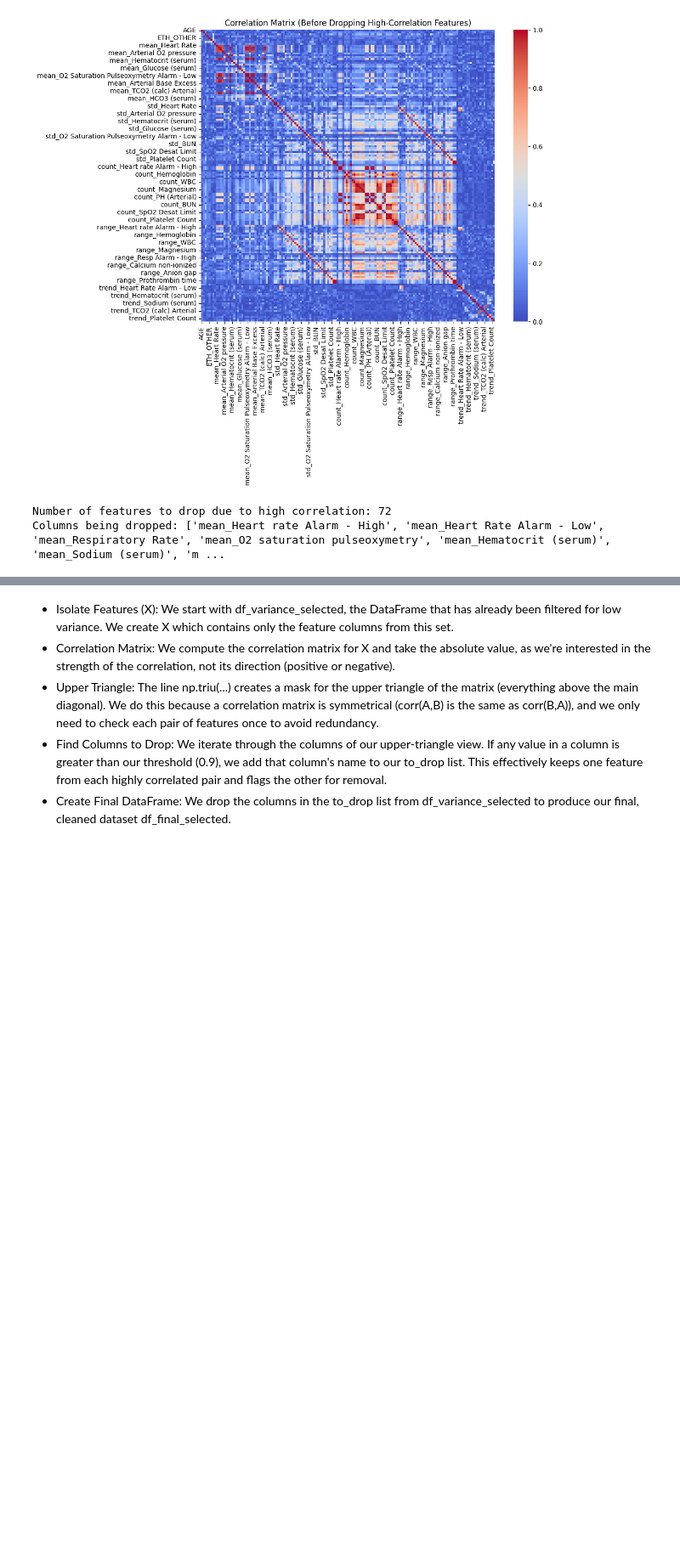
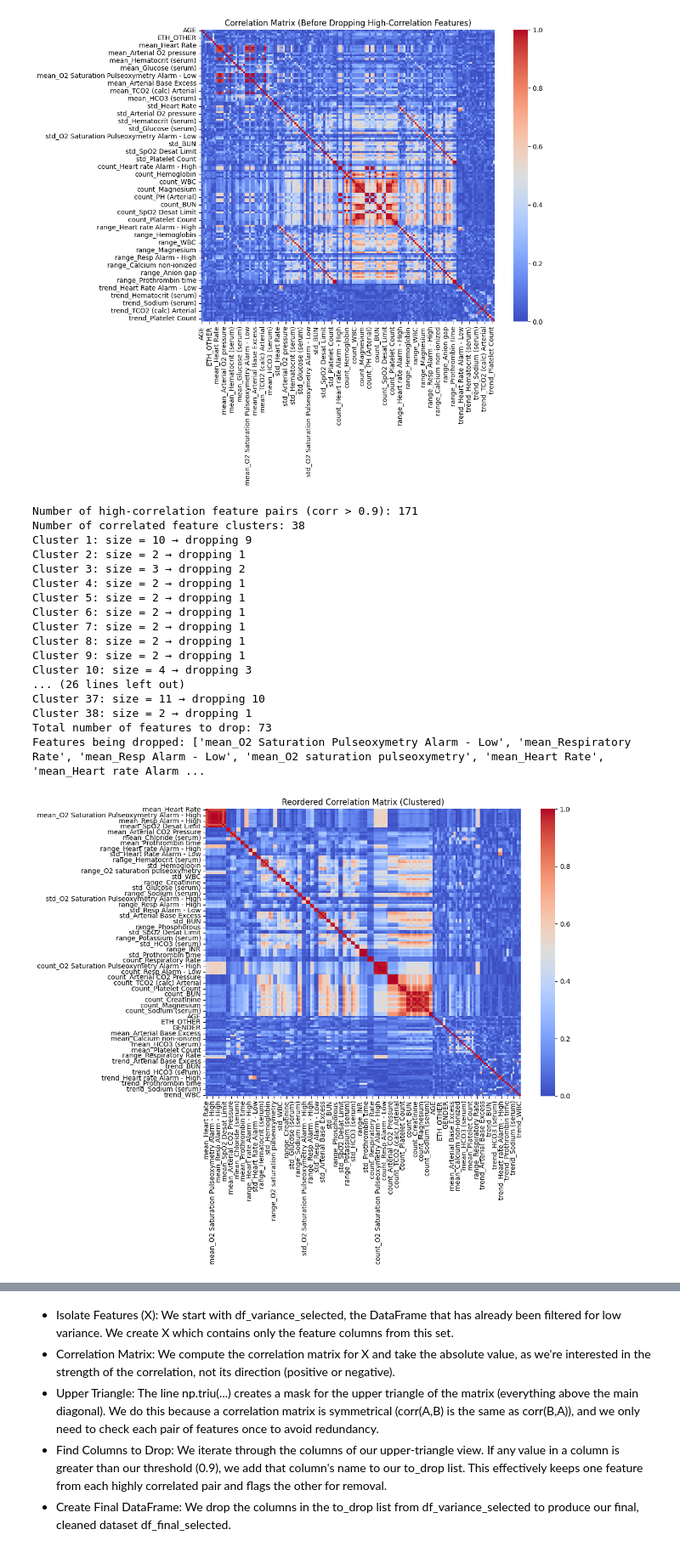
Before and after one commit to Francesinhas/mimic3-length-of-stay-prediction, a Jupyter notebook: FeatureEngineering.ipynb, the cells around one changed output, grey strips where cells are left out. Shown at 85% size. Saved outputs shown, nothing was run; the diff lists cells and outputs as text; code cells hidden in the pictures; blank space fills up the shorter version.

```diff
--- a/FeatureEngineering.ipynb
+++ b/FeatureEngineering.ipynb
@@ -661,13 +645,67 @@ Generating heatmap for features before correlation-based removal...
 # %%
 upper = corr_matrix.where(np.triu(np.ones(corr_matrix.shape), k=1).astype(bool))
 
-to_drop = [column for column in upper.columns if any(upper[column] > 0.9)]
+# Step 3: Extract highly correlated feature pairs (threshold > 0.9)
+high_corr_pairs = upper.stack()[upper.stack() > 0.9]
 
-print(f"Number of features to drop due to high correlation: {len(to_drop)}")
-print("Columns being dropped:", to_drop)
+print(f"Number of high-correlation feature pairs (corr > 0.9): {len(high_corr_pairs)}")
+
+df_selected = df_selected.drop(columns=['HADM_ID', 'ICUSTAY_ID', 'LOG_LOS', 'SUBJECT_ID'])
+
+# Step 4: Build graph and find connected components (clusters)
+G = nx.Graph()
+G.add_edges_from(high_corr_pairs.index.tolist())
+
+clusters = list(nx.connected_components(G))
+
+print(f"Number of correlated feature clusters: {len(clusters)}")
+
+# Step 5: Debug cluster sizes
+for i, group in enumerate(clusters):
+    print(f"Cluster {i+1}: size = {len(group)} → dropping {len(group) - 1}")
+
+# Step 6: Compute features to drop (keep first in each group)
+to_drop_groups = [list(group)[1:] for group in clusters if len(group) > 1]
+to_drop = [item for sublist in to_drop_groups for item in sublist]
+
+print(f"Total number of features to drop: {len(to_drop)}")
+print("Features being dropped:", to_drop)
+
+# Step 7: Drop the features
+df_reduced = df_selected.drop(columns=to_drop)
+
+# Step 8: Reorder features for visual inspection
+ordered_features = [feat for group in clusters for feat in sorted(group)]
+remaining_features = [f for f in df_reduced.columns if f not in ordered_features]
+ordered_features += sorted(remaining_features)
+
+reordered_corr = corr_matrix.loc[ordered_features, ordered_features]
+
+# Step 9: Plot the reordered correlation matrix
+plt.figure(figsize=(12, 10))
+sns.heatmap(reordered_corr, cmap='coolwarm', annot=False)
+plt.title("Reordered Correlation Matrix (Clustered)")
+plt.tight_layout()
+plt.show()
 # %% [output]
-Number of features to drop due to high correlation: 72
-Columns being dropped: ['mean_Heart rate Alarm - High', 'mean_Heart Rate Alarm - Low', 'mean_Respiratory Rate', 'mean_O2 saturation pulseoxymetry', 'mean_Hematocrit (serum)', 'mean_Sodium (serum)', 'm ...
+Number of high-correlation feature pairs (corr > 0.9): 171
+Number of correlated feature clusters: 38
+Cluster 1: size = 10 → dropping 9
+Cluster 2: size = 2 → dropping 1
+Cluster 3: size = 3 → dropping 2
+Cluster 4: size = 2 → dropping 1
+Cluster 5: size = 2 → dropping 1
+Cluster 6: size = 2 → dropping 1
+Cluster 7: size = 2 → dropping 1
+Cluster 8: size = 2 → dropping 1
+Cluster 9: size = 2 → dropping 1
+Cluster 10: size = 4 → dropping 3
+... (26 lines left out)
+Cluster 37: size = 11 → dropping 10
+Cluster 38: size = 2 → dropping 1
+Total number of features to drop: 73
+Features being dropped: ['mean_O2 Saturation Pulseoxymetry Alarm - Low', 'mean_Respiratory Rate', 'mean_Resp Alarm - Low', 'mean_O2 saturation pulseoxymetry', 'mean_Heart Rate', 'mean_Heart rate Alarm ...
+[figure, added]
 # %%
 df_final_selected_copy = df_selected.drop(columns=to_drop)
 df_final_selected = df_selected
```
Also changed, not shown: parts of 6 cells of this notebook.
